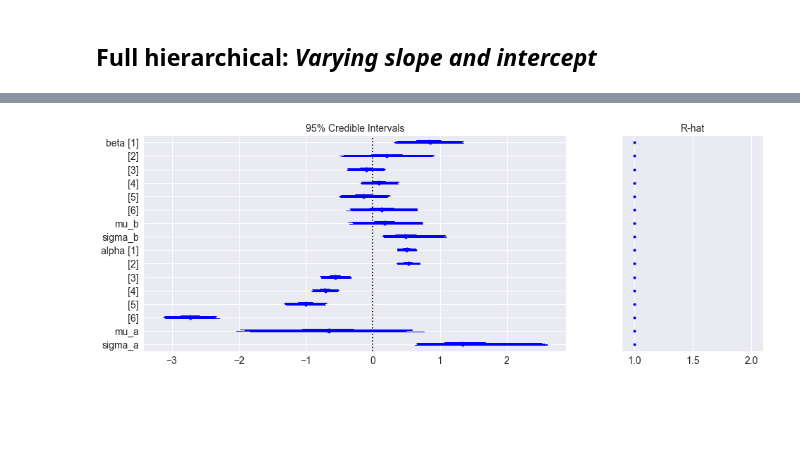
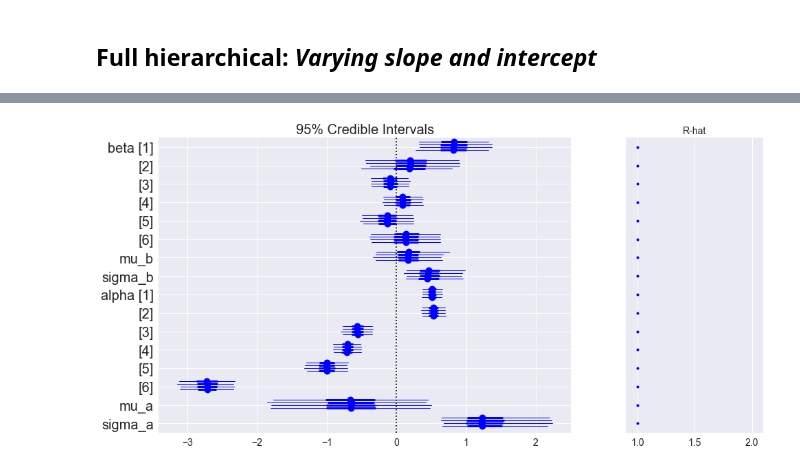
Before and after one commit to agarbuno/bayesreg, a Jupyter notebook: tutorial-p2.ipynb, the cells around one changed output, grey strips where cells are left out. Saved outputs shown, nothing was run; the diff lists cells and outputs as text; code cells hidden in the pictures; blank space fills up the shorter version.

```diff
--- a/tutorial-p2.ipynb
+++ b/tutorial-p2.ipynb
@@ -191,12 +190,0 @@ $$
-# %%
-with Model() as funpooled_model:
-    # Priors in regression coefficients
-    beta = Normal('beta', 0, sd=1e0, shape=n_depts)
-    alpha = Normal('alpha', 0, sd = 1e0, shape=n_depts)
-    # Linear model
-    theta = alpha[dept] + beta[dept] * gender
-
-    # To get posterior samples set as a deterministic transformation
-    p = pm.Deterministic('p', pm.invlogit(theta))
-
-    y = Binomial('y', n = df.applications, p = p, observed = df.admit)
@@ -306,7 +262,7 @@ $$
 with Model() as hierarchical:
     # Priors in highest hierarchy
     mu_a = Normal('mu_a', mu=0., sd=1e1)
-    sigma_a = HalfCauchy('sigma_a', 2)
+    sigma_a = Exponential('sigma_a', 1)
 
     # Priors in regression coefficients
     beta = Normal('beta', 0, sd=1e0)
@@ -372,9 +328,9 @@ $$
 with Model() as full_hierarchical:
     # Priors in highest hierarchy
     mu_a = Normal('mu_a', mu=0., sd=1e1)
-    sigma_a = HalfCauchy('sigma_a', 2)
+    sigma_a = Exponential('sigma_a', 1)
     mu_b = Normal('mu_b', mu=0., sd=1e1)
-    sigma_b = HalfCauchy('sigma_b', 2)
+    sigma_b = Exponential('sigma_b', 1)
 
     # Priors in regression coefficients
     beta = Normal('beta', mu_b, sd=sigma_b, shape = n_depts)
@@ -398,6 +354,6 @@ Interrupted at 14,300 [71%]: Average Loss = 207.6
 # %%
-_ = plt.figure(figsize=(15, 5));
-forestplot(full_hierarchical_trace[n_warm:], varnames = ['beta', 'mu_b','sigma_b','alpha', 'mu_a', 'sigma_a']);
+_ = plt.figure(figsize=(15, 7));
+forestplot(full_hierarchical_trace[n_warm:], varnames = ['beta', 'mu_b','sigma_b','alpha', 'mu_a', 'sigma_a'], fontsize = 20, linewidth = 3, marker = 'o', markersize = 10, chain_spacing = .15);
 # %% [output]
-[figure, old version]
+[figure, new version]
 # %%
```
Also changed, not shown: parts of 82 cells of this notebook, 3 other files.
